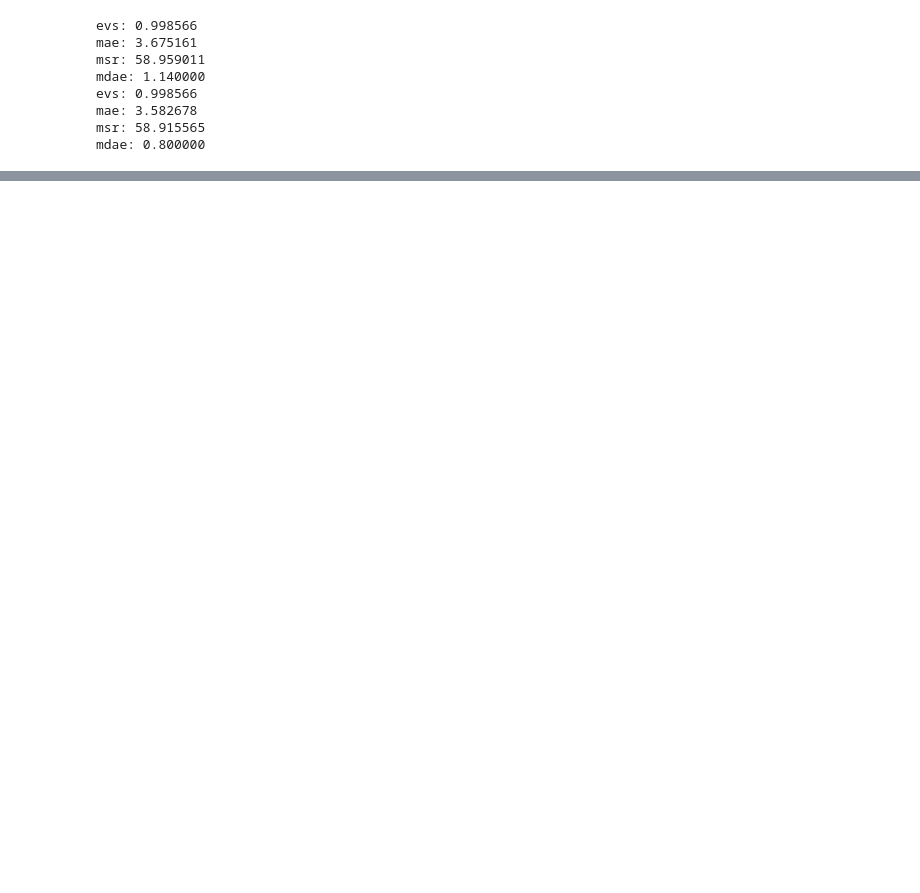
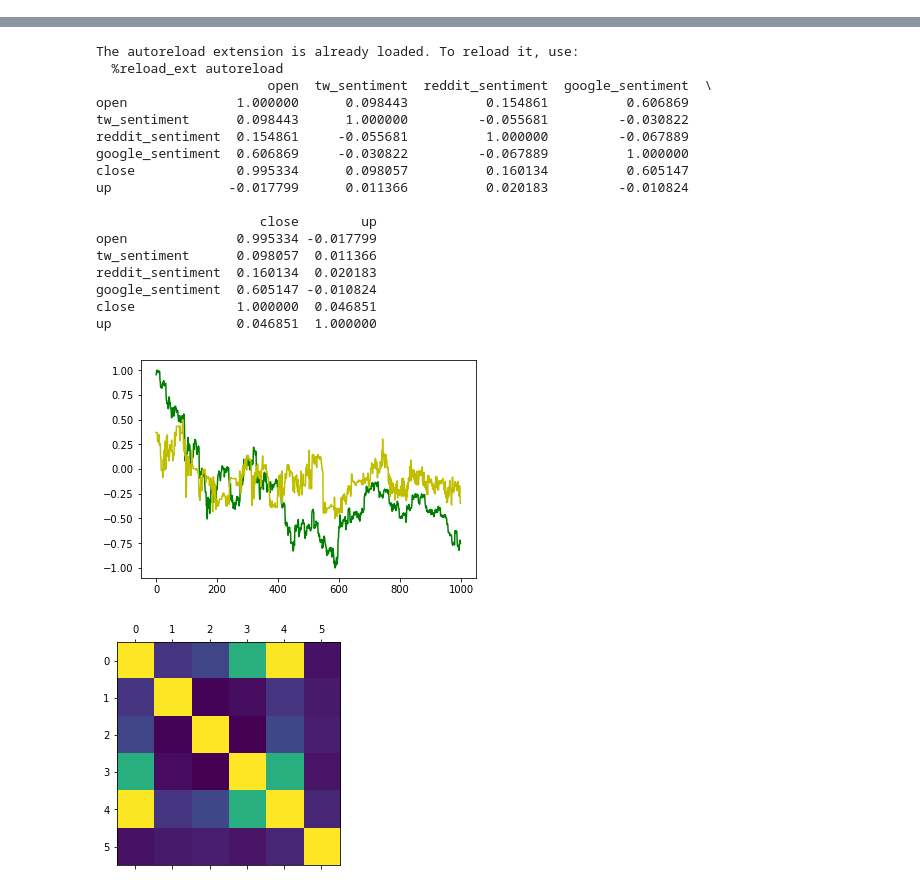
Before and after one commit to scristofari/bitcoin-challenge, a Jupyter notebook: BitCoin Challenge.ipynb, the cells around one changed output, grey strips where cells are left out. Saved outputs shown, nothing was run; the diff lists cells and outputs as text; code cells hidden in the pictures; blank space fills up the shorter version.

```diff
--- a/BitCoin Challenge.ipynb
+++ b/BitCoin Challenge.ipynb
@@ -36,21 +1,22 @@ Epoch 80/80
-# %%
-from sklearn.metrics import explained_variance_score, mean_absolute_error, mean_squared_error, median_absolute_error
-
-print("evs: %f" % explained_variance_score(df['real'], df['predicted']))
-print("mae: %f" % mean_absolute_error(df['real'], df['predicted']))
-print("msr: %f" % mean_squared_error(df['real'], df['predicted']))
-print("mdae: %f" % median_absolute_error(df['real'], df['predicted']))
-
-print("evs: %f" % explained_variance_score(df['real'], df['predicted_regul']))
-print("mae: %f" % mean_absolute_error(df['real'], df['predicted_regul']))
-print("msr: %f" % mean_squared_error(df['real'], df['predicted_regul']))
-print("mdae: %f" % median_absolute_error(df['real'], df['predicted_regul']))
-# %% [output]
-evs: 0.998566
-mae: 3.675161
-msr: 58.959011
-mdae: 1.140000
-evs: 0.998566
-mae: 3.582678
-msr: 58.915565
-mdae: 0.800000
+# %%
+%matplotlib inline
+%load_ext autoreload
+%autoreload 2
+
+import matplotlib.pyplot as plt
+from bitcoin.db import get_all_data_from_pas
+from sklearn.preprocessing import MinMaxScaler
+
+df = get_all_data_from_pas(pas=30)
+sc = MinMaxScaler(feature_range=(-1, 1))
+opened = sc.fit_transform(df['open'].values.reshape(-1, 1))
+sc = MinMaxScaler(feature_range=(-.5, .5))
+#reddit_sentimented = sc.fit_transform(df['reddit_sentiment'].values.reshape(-1, 1))
+google_sentimented = sc.fit_transform(df['google_sentiment'].values.reshape(-1, 1))
+plt.plot(opened, 'g')
+#plt.plot(df['tw_sentiment'], 'r')
+#plt.plot(reddit_sentimented, 'b')
+plt.plot(google_sentimented, 'y')
+plt.matshow(df.corr(),interpolation='nearest')
+print(df.corr())
+# %% [output]
@@ -57,3 +24,22 @@ mdae: 0.800000
+The autoreload extension is already loaded. To reload it, use:
+  %reload_ext autoreload
+                      open  tw_sentiment  reddit_sentiment  google_sentiment  \
+open              1.000000      0.098443          0.154861          0.606869
+tw_sentiment      0.098443      1.000000         -0.055681         -0.030822
+reddit_sentiment  0.154861     -0.055681          1.000000         -0.067889
+google_sentiment  0.606869     -0.030822         -0.067889          1.000000
+close             0.995334      0.098057          0.160134          0.605147
+up               -0.017799      0.011366          0.020183         -0.010824
+
+                     close        up
+open              0.995334 -0.017799
+tw_sentiment      0.098057  0.011366
+reddit_sentiment  0.160134  0.020183
+google_sentiment  0.605147 -0.010824
+close             1.000000  0.046851
+up                0.046851  1.000000
+[figure, added]
+[figure, added]
 # %%
 plt.plot(history.history['mean_absolute_error'], 'r'),
 plt.plot(history.history['mean_squared_error'], 'g')
```
Also changed, not shown: parts of 7 cells of this notebook, 9 other files.
